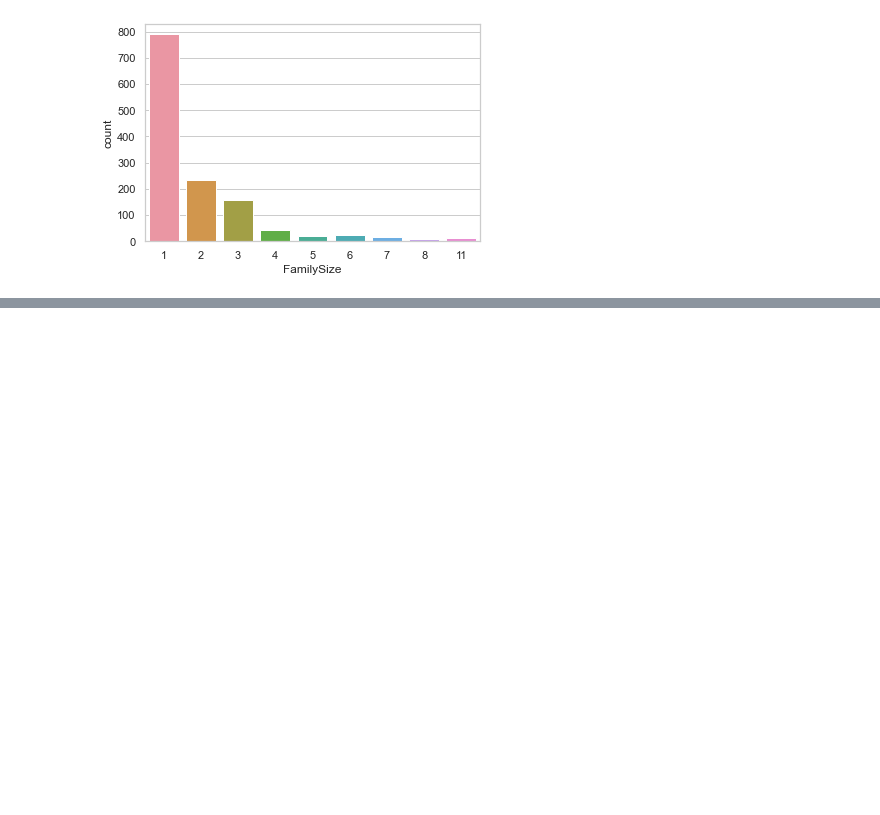
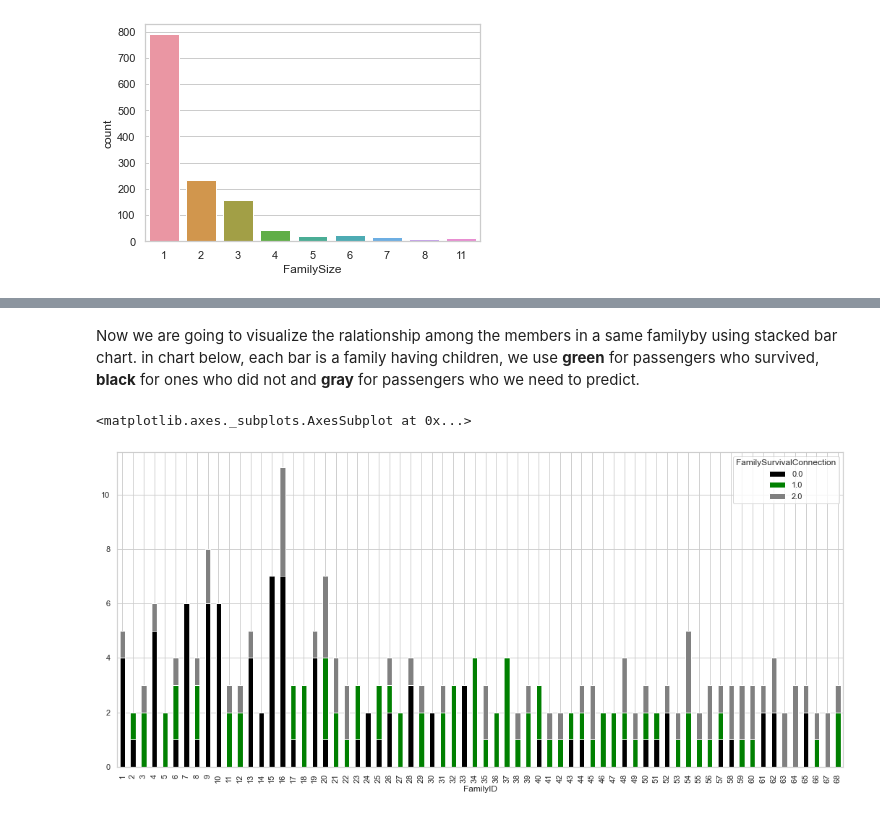
Before and after one commit to namnguyen0690/Titanic_Survival_Prediction, a Jupyter notebook: Titanic_Survival_Prediction.ipynb, the cells around one changed output, grey strips where cells are left out. Cells and saved outputs as stored; diff of their text form; code cells hidden in the pictures; blank space fills up the shorter version.

```diff
--- a/Titanic_Survival_Prediction.ipynb
+++ b/Titanic_Survival_Prediction.ipynb
@@ -291,0 +384,8 @@ sns.countplot(combined_data['FamilySize'])
+# %%
+combined_data['isChild'] = combined_data.Age.map(lambda x: 1 if x<=16 else 0)
+FamilyHavingChildren = combined_data[(combined_data['IsFamily']==1)&(combined_data['isChild']==1)]['FamilyTicket'].unique()
+combined_data['FamilyID'] = 0
+temp = 1
+for family in FamilyHavingChildren:
+    combined_data.loc[(combined_data['FamilyTicket'] == family), ['FamilyID']] = temp
+    temp+=1
@@ -291,0 +415,12 @@ sns.countplot(combined_data['FamilySize'])
+# %% [markdown]
+<p>Now we are going to visualize the ralationship among the members in a same familyby using stacked bar chart. in chart below, each bar is a family having children, we use <strong>green</strong> for passengers who survived, <strong>black</strong> for ones who did not and <strong>gray</strong> for passengers who we need to predict.</p>
+# %%
+combined_data['FamilySurvivalConnection'] = combined_data['Survived'].fillna(2)
+pd.crosstab(combined_data.FamilyID,
+            combined_data.FamilySurvivalConnection).drop([0]).plot(kind='bar',
+                                                                   stacked=True,
+                                                                   color=['black', 'green', 'grey'],
+                                                                   figsize=(18, 8))
+# %% [output]
+<matplotlib.axes._subplots.AxesSubplot at 0x...>
+[figure, added]
```
Also changed, not shown: parts of 39 cells of this notebook, 1 other file.
